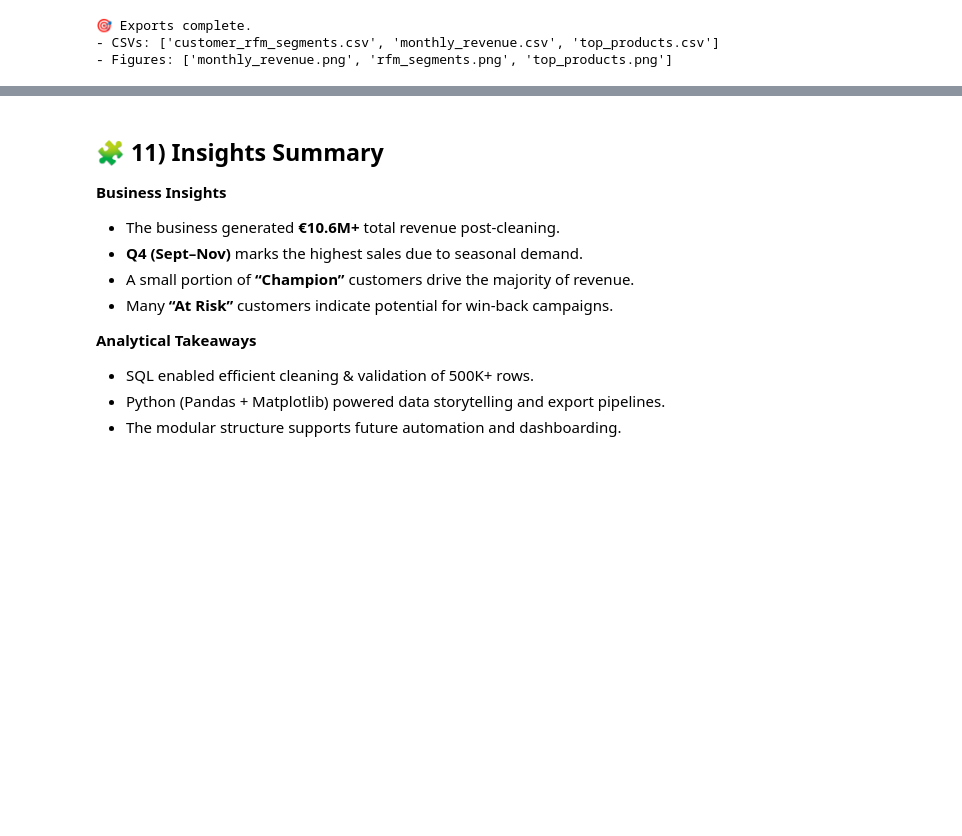
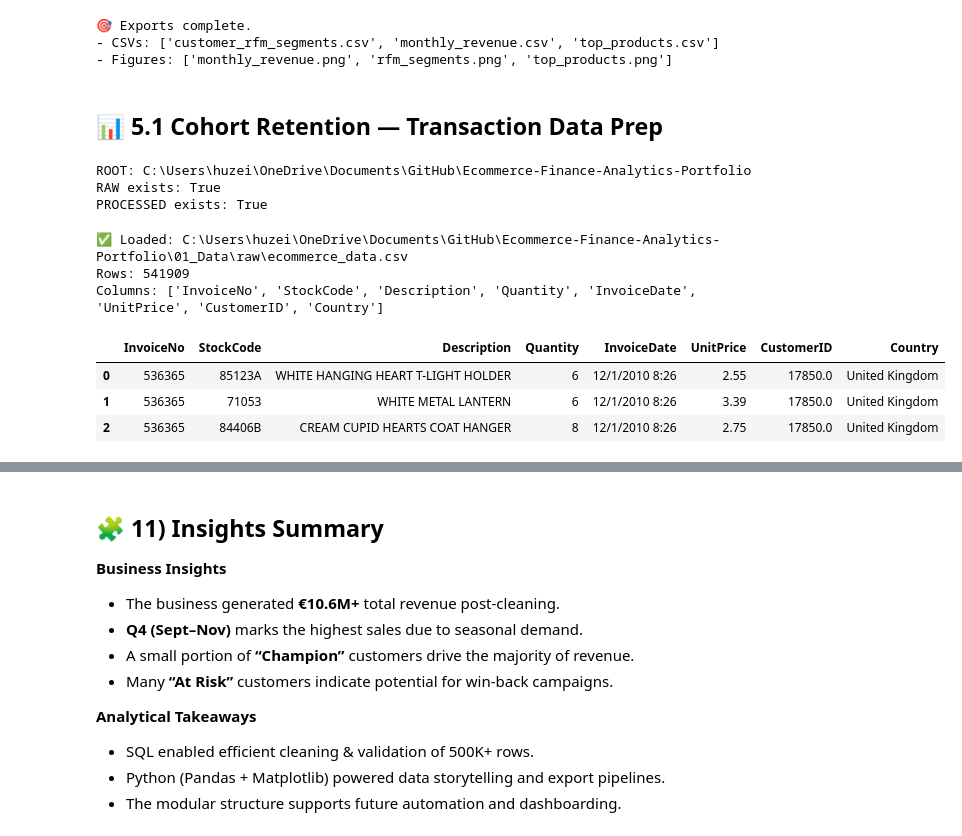
Before and after one commit to HuzeifKhan/Ecommerce-Finance-Analytics-Portfolio, a Jupyter notebook: 03_Analysis/ecommerce_analysis.ipynb, the cells around one changed output, grey strips where cells are left out. Drawn from its saved outputs; the diff is of its cells as text; code cells hidden in the pictures; blank space fills up the shorter version.

```diff
--- a/03_Analysis/ecommerce_analysis.ipynb
+++ b/03_Analysis/ecommerce_analysis.ipynb
@@ -586,3 +608,50 @@ print("- Figures:", [p for p in os.listdir(fig_dir) if p.endswith('.png')])
 🎯 Exports complete.
 - CSVs: ['customer_rfm_segments.csv', 'monthly_revenue.csv', 'top_products.csv']
 - Figures: ['monthly_revenue.png', 'rfm_segments.png', 'top_products.png']
+# %% [markdown]
+## 📊 5.1 Cohort Retention — Transaction Data Prep
+# %%
+from pathlib import Path
+import pandas as pd
+import numpy as np
+
+# repo folders
+ROOT = Path("..").resolve()
+RAW = ROOT / "01_Data" / "raw"
+PROCESSED = ROOT / "01_Data" / "processed"
+
+PROCESSED.mkdir(parents=True, exist_ok=True)
+
+print("ROOT:", ROOT)
+print("RAW exists:", RAW.exists())
+print("PROCESSED exists:", PROCESSED.exists())
+# %% [output]
+ROOT: C:\Users\huzei\OneDrive\Documents\GitHub\Ecommerce-Finance-Analytics-Portfolio
+RAW exists: True
+PROCESSED exists: True
+# %%
+# 👇 this was detected earlier by your scan
+CANDIDATE_PATH = RAW / "ecommerce_data.csv"   # change to .xlsx if that’s what you have
+
+# choose loader by extension, with encoding fallback for CSVs
+if CANDIDATE_PATH.suffix.lower() == ".xlsx":
+    df_raw = pd.read_excel(CANDIDATE_PATH)
+else:
+    try:
+        df_raw = pd.read_csv(CANDIDATE_PATH, encoding="utf-8")
+    except UnicodeDecodeError:
+        # Fallback for UK/European encodings (fixes £ symbols etc.)
+        df_raw = pd.read_csv(CANDIDATE_PATH, encoding="ISO-8859-1")
+
+print("✅ Loaded:", CANDIDATE_PATH)
+print("Rows:", len(df_raw))
+print("Columns:", df_raw.columns.tolist()[:12])
+df_raw.head(3)
+# %% [output]
+✅ Loaded: C:\Users\huzei\OneDrive\Documents\GitHub\Ecommerce-Finance-Analytics-Portfolio\01_Data\raw\ecommerce_data.csv
+Rows: 541909
+Columns: ['InvoiceNo', 'StockCode', 'Description', 'Quantity', 'InvoiceDate', 'UnitPrice', 'CustomerID', 'Country']
+|  | InvoiceNo | StockCode | Description | Quantity | InvoiceDate | UnitPrice | CustomerID | Country |
+| 0 | 536365 | 85123A | WHITE HANGING HEART T-LIGHT HOLDER | 6 | 12/1/2010 8:26 | 2.55 | 17850.0 | United Kingdom |
+| 1 | 536365 | 71053 | WHITE METAL LANTERN | 6 | 12/1/2010 8:26 | 3.39 | 17850.0 | United Kingdom |
+| 2 | 536365 | 84406B | CREAM CUPID HEARTS COAT HANGER | 8 | 12/1/2010 8:26 | 2.75 | 17850.0 | United Kingdom |
```
Also changed, not shown: parts of 4 cells of this notebook, 3 other files.
